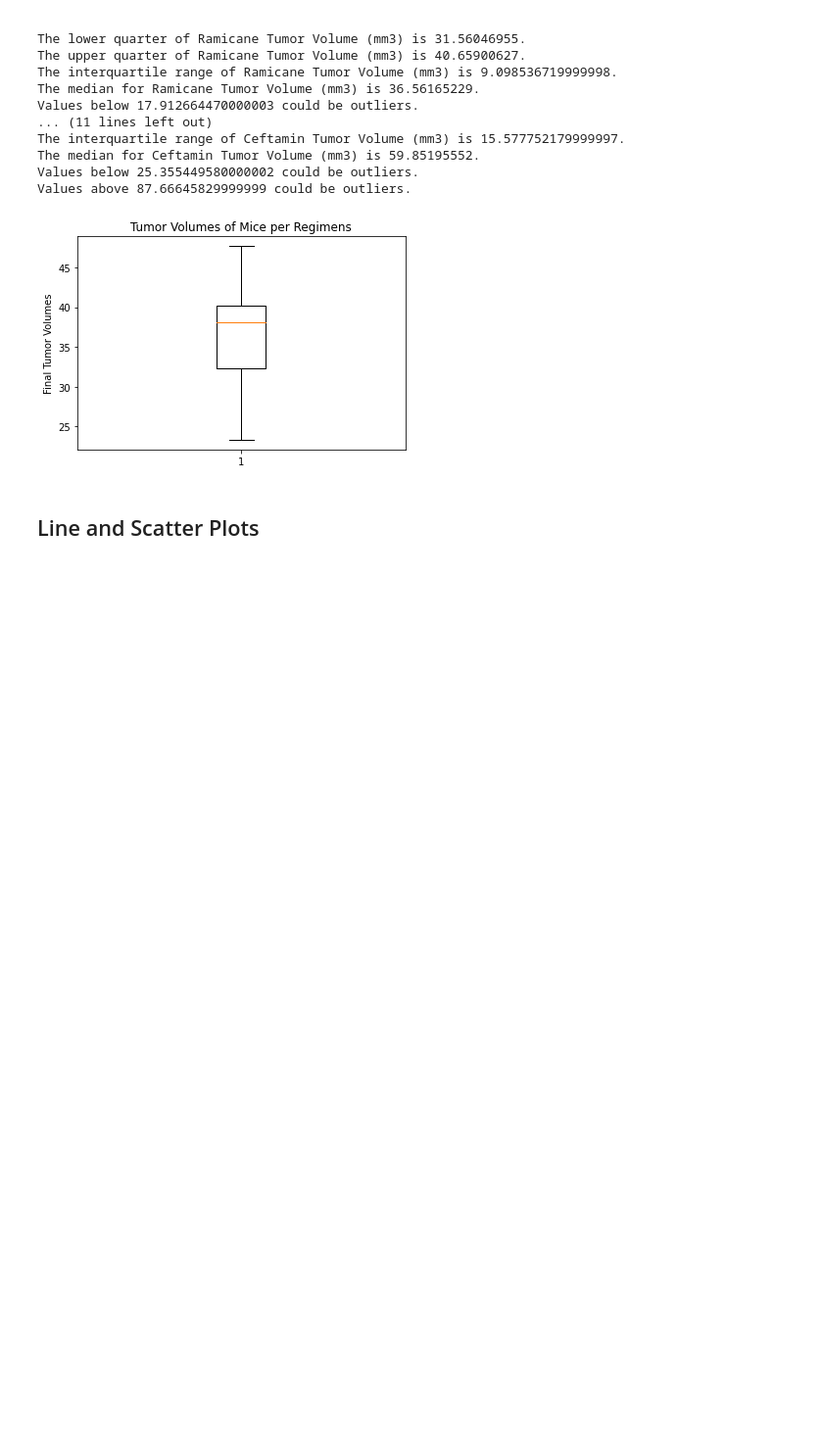
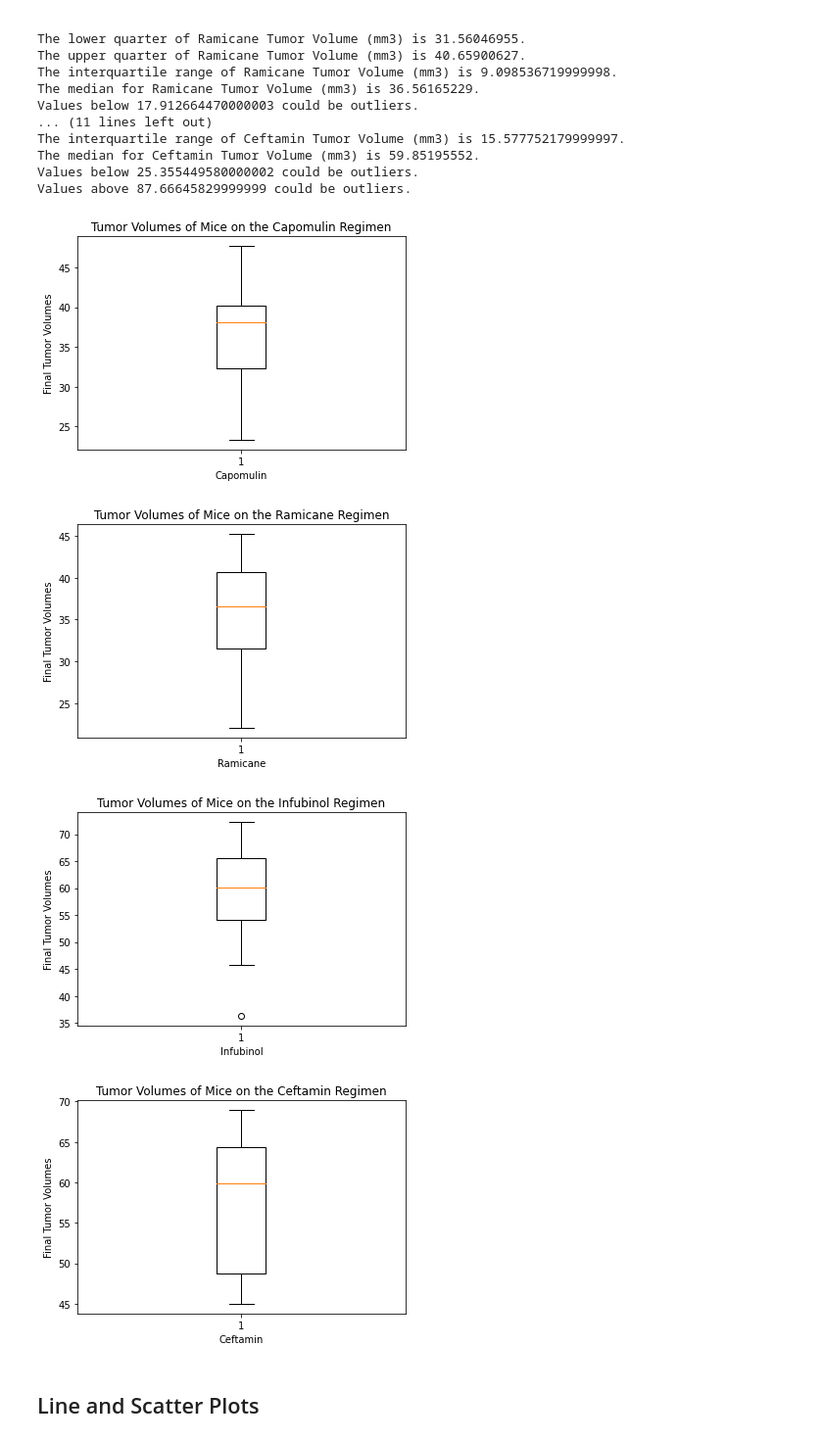
Before and after one commit to jessches5/Matplotlib-Homework, a Jupyter notebook: Pymaceuticals/pymaceuticals_starter.ipynb, the cells around one changed output. Shown: that part at 98% size. Saved outputs shown, nothing was run; the diff lists cells and outputs as text; code cells hidden in the pictures; blank space fills up the shorter version.

Commit message:
Box Plots

```diff
--- a/Pymaceuticals/pymaceuticals_starter.ipynb
+++ b/Pymaceuticals/pymaceuticals_starter.ipynb
@@ -383,12 +383,37 @@ Values above 87.66645829999999 could be outliers.
 # %%
 # Generate a box plot of the final tumor volume of each mouse across four regimens of interest
 fig1, ax1 = plt.subplots()
-ax1.set_title("Tumor Volumes of Mice per Regimens")
+ax1.set_title("Tumor Volumes of Mice on the Capomulin Regimen")
 ax1.set_ylabel("Final Tumor Volumes")
+ax1.set_xlabel("Capomulin")
 ax1.boxplot(capomulin_vol)
 plt.show()
+
+fig1, ax1 = plt.subplots()
+ax1.set_title("Tumor Volumes of Mice on the Ramicane Regimen")
+ax1.set_ylabel("Final Tumor Volumes")
+ax1.set_xlabel("Ramicane")
+ax1.boxplot(ramicane_vol)
+plt.show()
+
+fig1, ax1 = plt.subplots()
+ax1.set_title("Tumor Volumes of Mice on the Infubinol Regimen")
+ax1.set_ylabel("Final Tumor Volumes")
+ax1.set_xlabel("Infubinol")
+ax1.boxplot(infubinol_vol)
+plt.show()
+
+fig1, ax1 = plt.subplots()
+ax1.set_title("Tumor Volumes of Mice on the Ceftamin Regimen")
+ax1.set_ylabel("Final Tumor Volumes")
+ax1.set_xlabel("Ceftamin")
+ax1.boxplot(ceftamin_vol)
+plt.show()
 # %% [output]
-[figure, old version]
+[figure, new version]
+[figure, added]
+[figure, added]
+[figure, added]
 # %% [markdown]
 ## Line and Scatter Plots
 # %%
```
